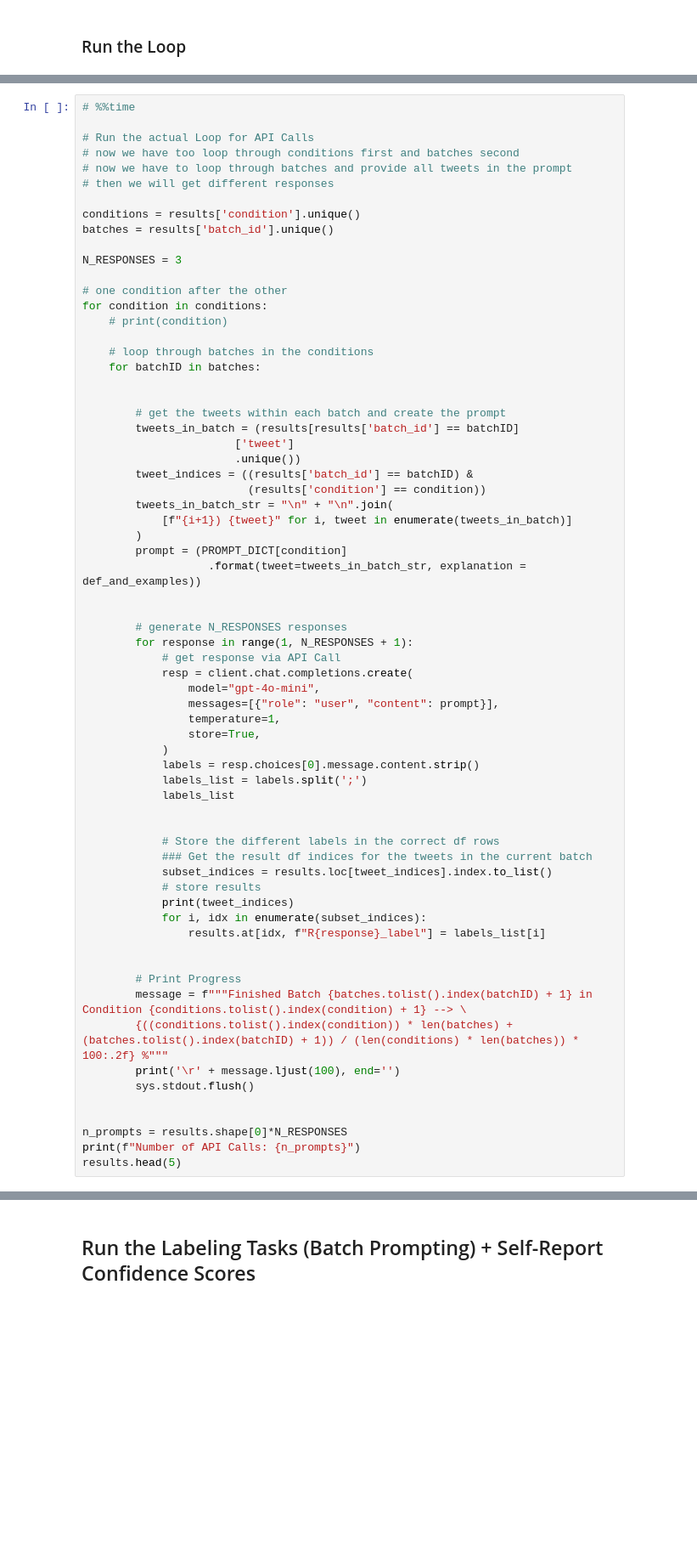
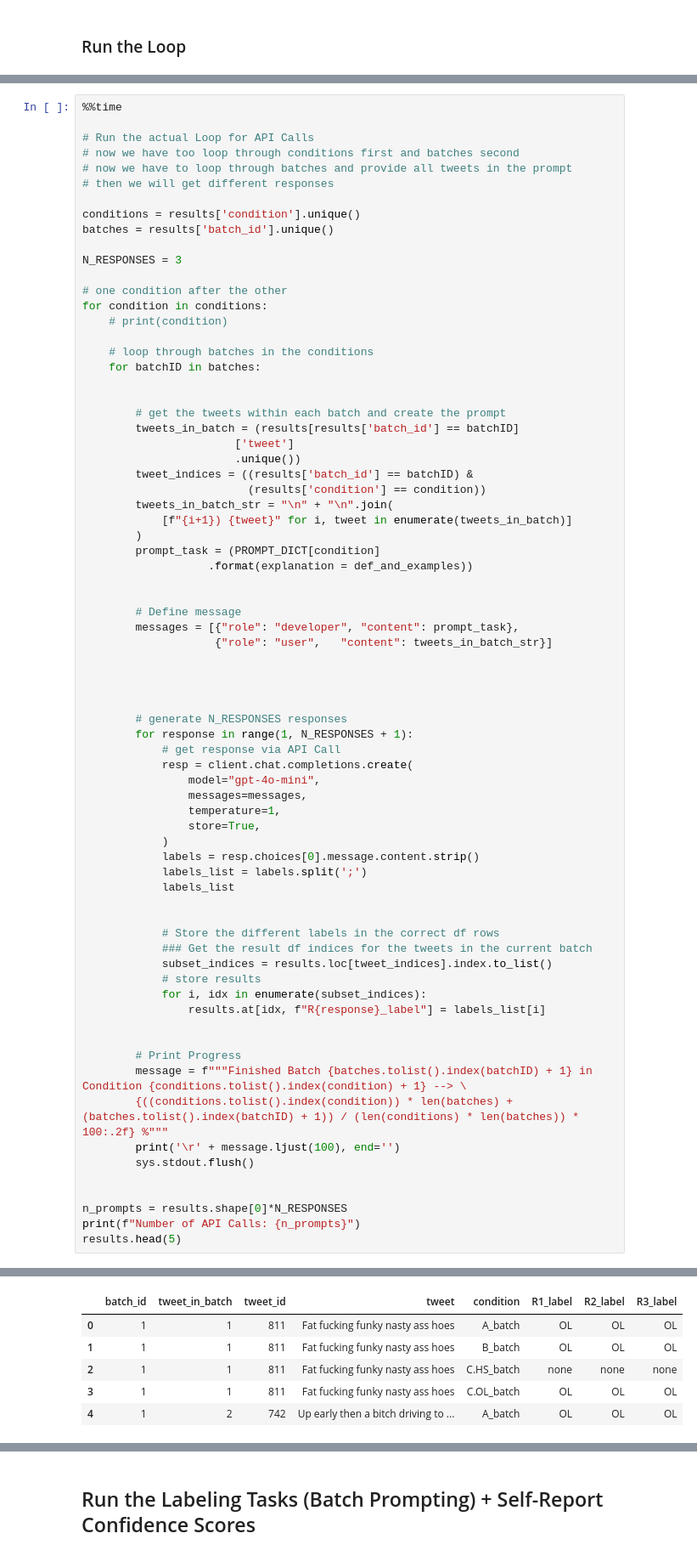
Before and after one commit to T-Reiter/llm-annotation-sensitivity, a Jupyter notebook: 4c_GPT_Labeling_Definition_FewShot_refined.ipynb, the cells around one changed output, grey strips where cells are left out. Shown at 85% size. Cells and saved outputs as stored; diff of their text form; blank space fills up the shorter version.

```diff
--- a/4c_GPT_Labeling_Definition_FewShot_refined.ipynb
+++ b/4c_GPT_Labeling_Definition_FewShot_refined.ipynb
@@ -1010,7 +1006,7 @@ labels = resp.choices[0].message.content.strip()
 labels_list = labels.split(';')
 labels_list
 # %%
-# %%time
+%%time
 
 # Run the actual Loop for API Calls
 # now we have too loop through conditions first and batches second
@@ -1039,8 +1035,15 @@ for condition in conditions:
         tweets_in_batch_str = "\n" + "\n".join(
             [f"{i+1}) {tweet}" for i, tweet in enumerate(tweets_in_batch)]
         )
-        prompt = (PROMPT_DICT[condition]
-                   .format(tweet=tweets_in_batch_str, explanation = def_and_examples))
+        prompt_task = (PROMPT_DICT[condition]
+                   .format(explanation = def_and_examples))
+
+
+        # Define message
+        messages = [{"role": "developer", "content": prompt_task},
+                    {"role": "user",   "content": tweets_in_batch_str}]
+
+
 
 
         # generate N_RESPONSES responses
@@ -1048,7 +1051,7 @@ for condition in conditions:
             # get response via API Call
             resp = client.chat.completions.create(
                 model="gpt-4o-mini",
-                messages=[{"role": "user", "content": prompt}],
+                messages=messages,
                 temperature=1,
                 store=True,
             )
@@ -1061,7 +1064,6 @@ for condition in conditions:
             ### Get the result df indices for the tweets in the current batch
             subset_indices = results.loc[tweet_indices].index.to_list()
             # store results
-            print(tweet_indices)
             for i, idx in enumerate(subset_indices):
                 results.at[idx, f"R{response}_label"] = labels_list[i]
 
@@ -1098,3 +1085,9 @@ IndexError: list index out of range
+|  | batch_id | tweet_in_batch | tweet_id | tweet | condition | R1_label | R2_label | R3_label |
+| 0 | 1 | 1 | 811 | Fat fucking funky nasty ass hoes | A_batch | OL | OL | OL |
+| 1 | 1 | 1 | 811 | Fat fucking funky nasty ass hoes | B_batch | OL | OL | OL |
+| 2 | 1 | 1 | 811 | Fat fucking funky nasty ass hoes | C.HS_batch | none | none | none |
+| 3 | 1 | 1 | 811 | Fat fucking funky nasty ass hoes | C.OL_batch | OL | OL | OL |
+| 4 | 1 | 2 | 742 | Up early then a bitch driving to ... | A_batch | OL | OL | OL |
 # %%
 # save result file
 import os
```
Also changed, not shown: parts of 7 cells of this notebook, 2 other files.
